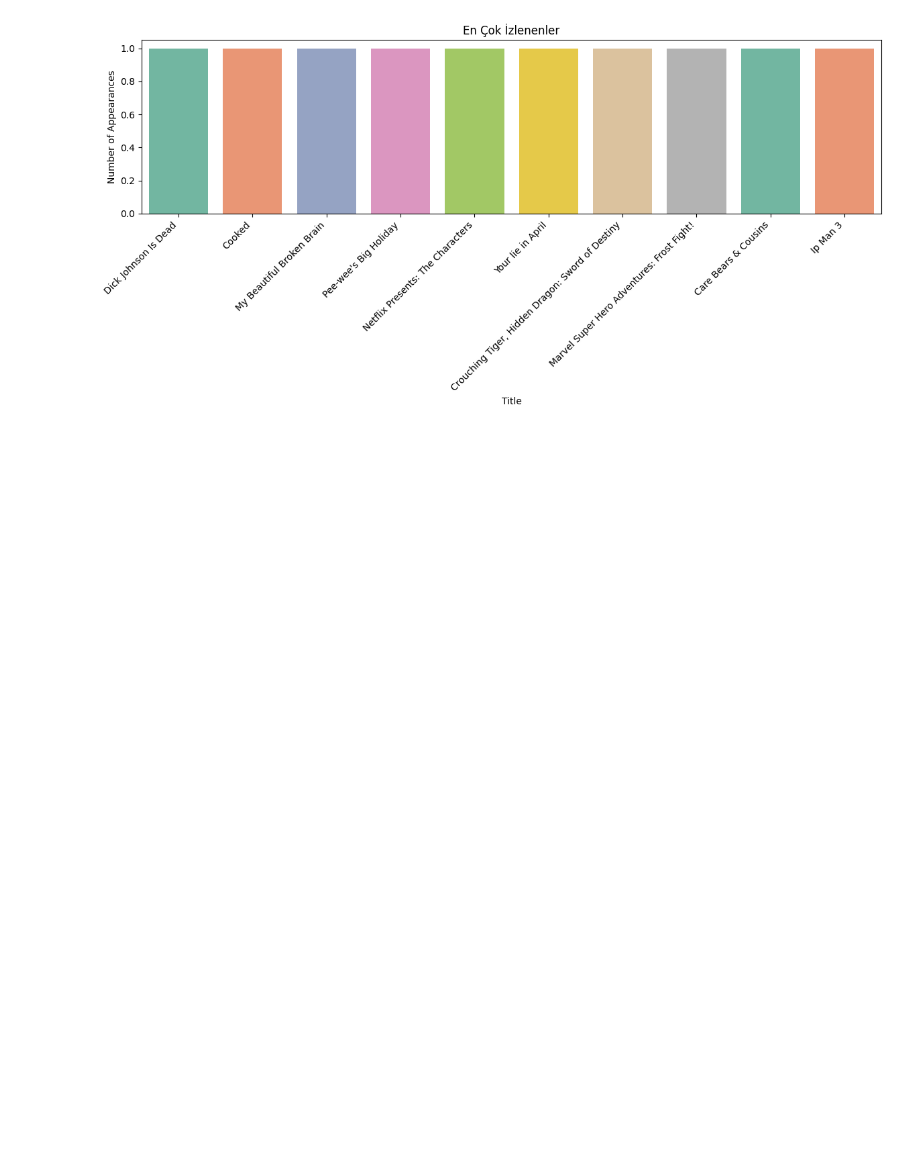
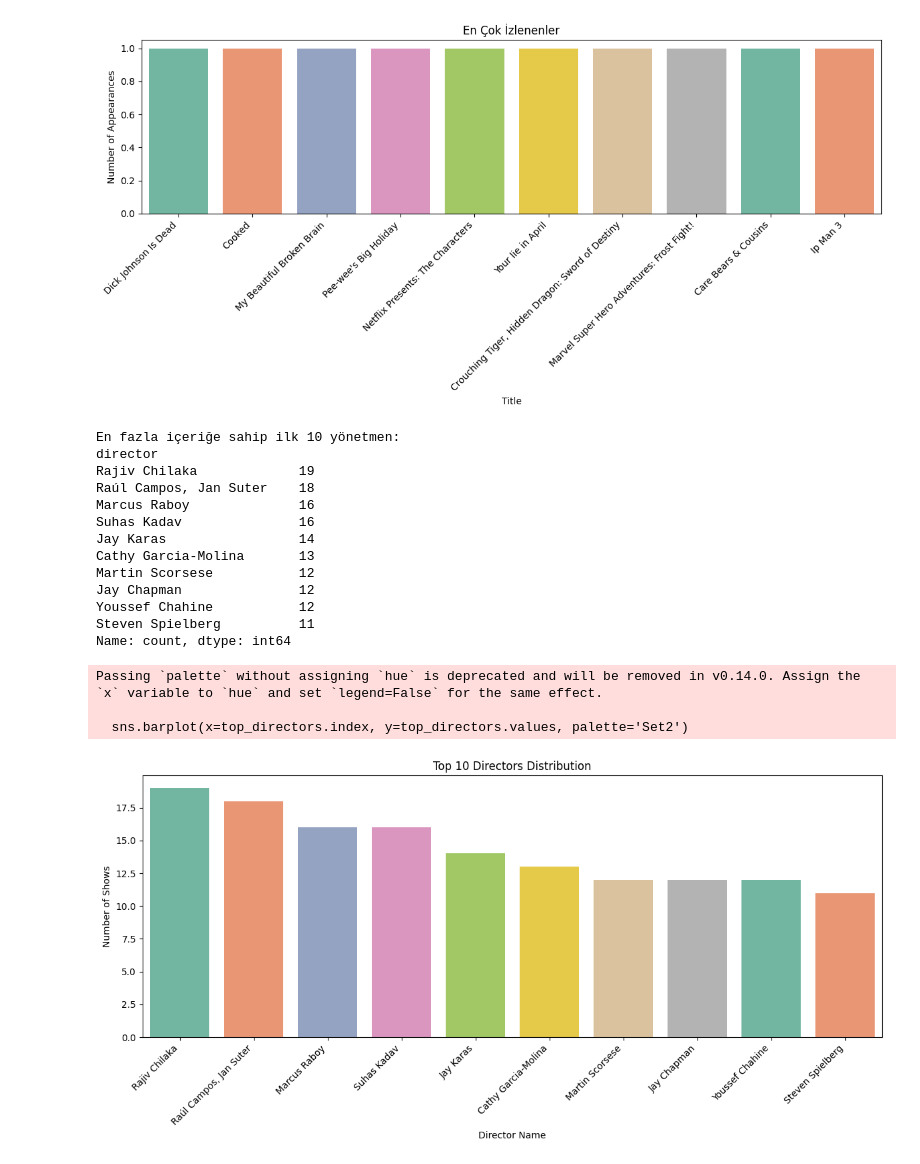
Before and after one commit to sevgicann/netflix_data, a Jupyter notebook: netflix_data.ipynb, the cells around one changed output. Cells and saved outputs as stored; diff of their text form; code cells hidden in the pictures; blank space fills up the shorter version.

```diff
--- a/netflix_data.ipynb
+++ b/netflix_data.ipynb
@@ -104,6 +104,10 @@ df.head(10)
 | 7 | s8 | Movie | Sankofa | Haile Gerima | Kofi Ghanaba, Oyafunmike Ogunlano... | United States, Ghana, Burkina Fas... | 2021-09-24 | 1993 | TV-MA | 125 min | ... |
 | 8 | s9 | TV Show | The Great British Baking Show | Andy Devonshire | Mel Giedroyc, Sue Perkins, Mary B... | United Kingdom | 2021-09-24 | 2021 | TV-14 | 9 Seasons | ... |
 | 9 | s10 | Movie | The Starling | Theodore Melfi | Melissa McCarthy, Chris O'Dowd, K... | United States | 2021-09-24 | 2021 | PG-13 | 104 min | ... |
+# %%
+df['data_added_year'] = df['date_added'].dt.year
+# %%
+df.drop('date_added', axis=1, inplace=True)
 # %% [markdown]
 Visualize
 # %%
@@ -158,3 +162,39 @@ Passing `palette` without assigning `hue` is deprecated and will be removed in v
 
   sns.barplot(x=top_titles.index, y=top_titles.values, palette='Set2')
 [figure]
+# %%
+# No Data olan satırları filtreledik
+df_filtered = df[df['director'] != 'No Data']
+
+# Filtrelenmiş verilerle en çok tekrar eden ilk 10 yönetmen bulundu
+top_directors = df_filtered['director'].value_counts().head(10)
+
+print("En fazla içeriğe sahip ilk 10 yönetmen:")
+print(top_directors)
+
+plt.figure(figsize=(12, 6))
+sns.barplot(x=top_directors.index, y=top_directors.values, palette='Set2')
+plt.xlabel('Director Name')
+plt.ylabel('Number of Shows')
+plt.title('Top 10 Directors Distribution')
+plt.xticks(rotation=45, ha='right')
+plt.tight_layout()
+plt.show()
+# %% [output]
+En fazla içeriğe sahip ilk 10 yönetmen:
+director
+Rajiv Chilaka             19
+Raúl Campos, Jan Suter    18
+Marcus Raboy              16
+Suhas Kadav               16
+Jay Karas                 14
+Cathy Garcia-Molina       13
+Martin Scorsese           12
+Jay Chapman               12
+Youssef Chahine           12
+Steven Spielberg          11
+Name: count, dtype: int64
+Passing `palette` without assigning `hue` is deprecated and will be removed in v0.14.0. Assign the `x` variable to `hue` and set `legend=False` for the same effect.
+
+  sns.barplot(x=top_directors.index, y=top_directors.values, palette='Set2')
+[figure, added]
```
Also changed, not shown: parts of 31 cells of this notebook.
